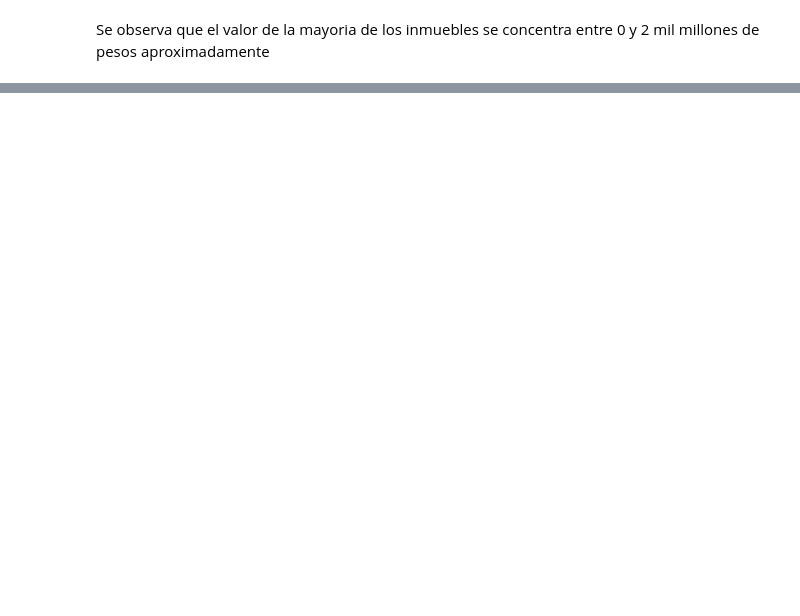
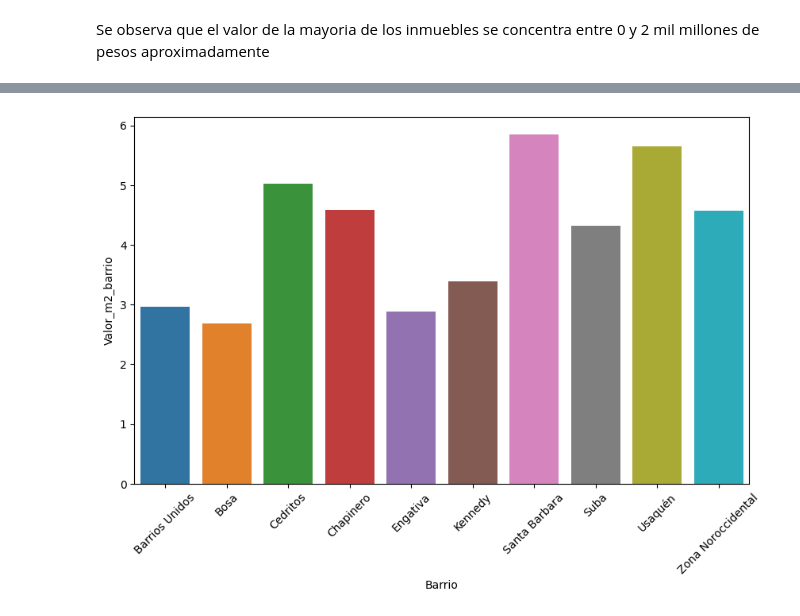
Before and after one commit to Sebasttiann/Python-Inmuebles_Colombia, a Jupyter notebook: Inmuebles_COL.ipynb, the cells around one changed output, grey strips where cells are left out. Saved outputs shown, nothing was run; the diff lists cells and outputs as text; code cells hidden in the pictures; blank space fills up the shorter version.

```diff
--- a/Inmuebles_COL.ipynb
+++ b/Inmuebles_COL.ipynb
@@ -405,0 +408,3 @@ plt.show()
+# %%
+#Tomar el precio de todo el dataset / Area del dataset
+inmuebles["Valor_m2_millon"]= inmuebles["Precio_millon"]/inmuebles["Area"]
@@ -405,0 +436,4 @@ plt.show()
+# %%
+#Suma conjunta de propiedades por Barrio
+datos_barrio = inmuebles.groupby("Barrio").sum()
+datos_barrio
@@ -405,0 +455,4 @@ plt.show()
+# %%
+#Cálculo adecuado del promedio con respecto a cada Barrio
+datos_barrio["Valor_m2_barrio"] = datos_barrio['Precio_millon']/datos_barrio["Area"]
+datos_barrio
@@ -405,0 +496,4 @@ plt.show()
+# %%
+#Transformar el indice Barrio de datos_barrio a una columna
+datos_barrio.reset_index(inplace=True)
+datos_barrio
@@ -405,0 +528,7 @@ plt.show()
+# %%
+#Grafico de barrars de los 10 barrios con mayores inmuebles a la venta
+plt.figure(figsize=(10,8))
+ax = sns.barplot(x="Barrio",y="Valor_m2_barrio", data= datos_barrio.query("Barrio in @top_barrios"))
+ax.tick_params(axis="x", rotation=45)
+# %% [output]
+[figure, added]
```
Also changed, not shown: parts of 41 cells of this notebook.
